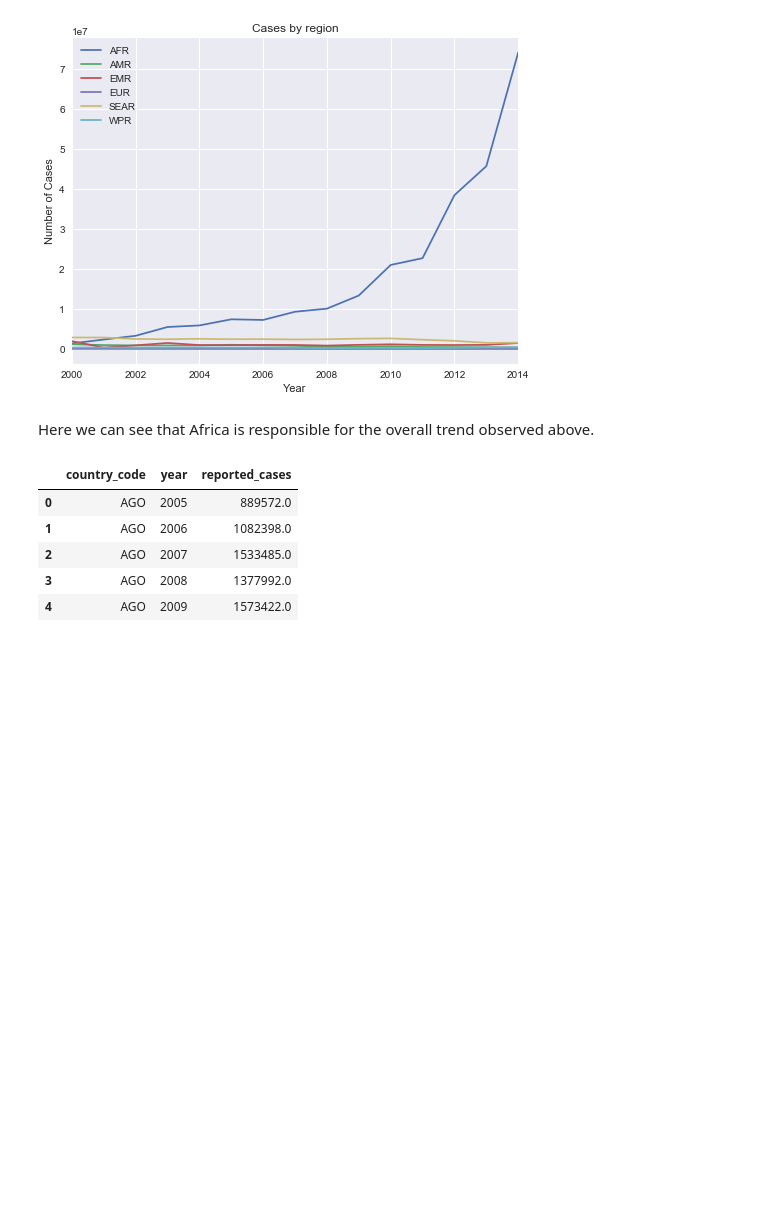
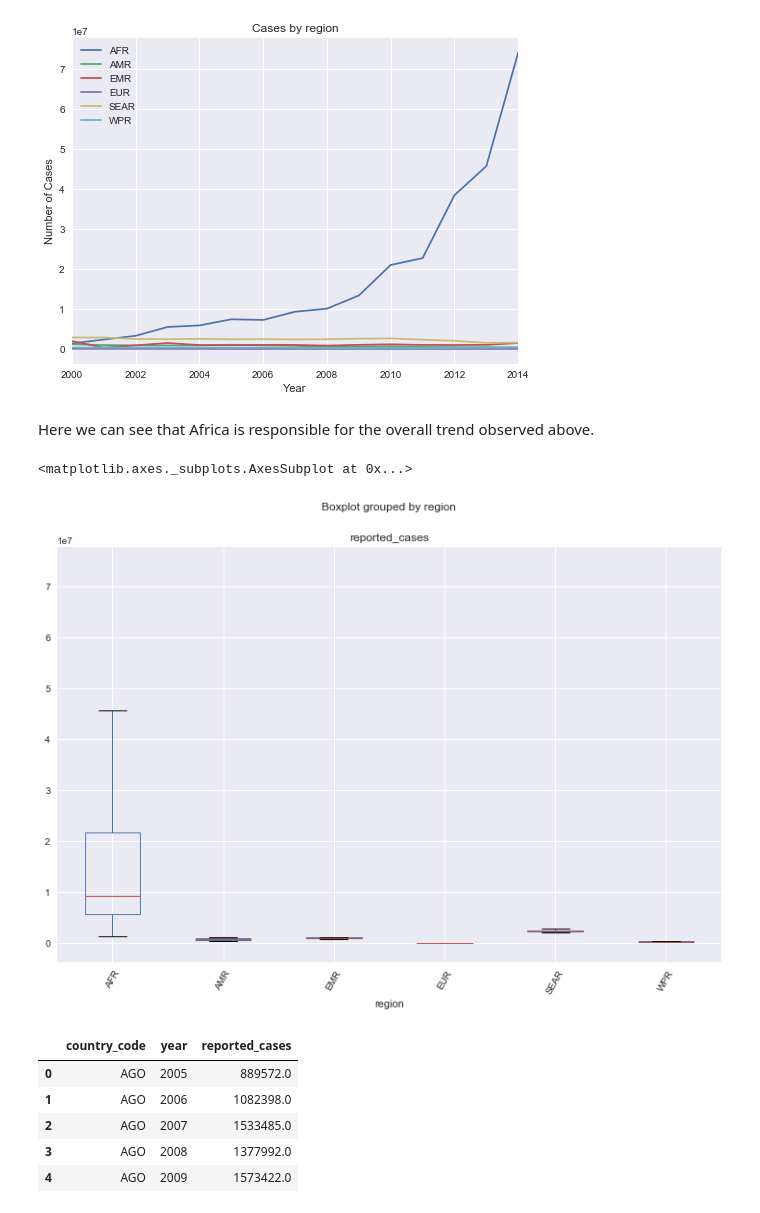
Before and after one commit to jzallen07/Springboard-Capstone-1-Tracking-Malaria, a Jupyter notebook: Capstone 1 data wrangling and EDA.ipynb, the cells around one changed output. Cells and saved outputs as stored; diff of their text form; code cells hidden in the pictures; blank space fills up the shorter version.

```diff
--- a/Capstone 1 data wrangling and EDA.ipynb
+++ b/Capstone 1 data wrangling and EDA.ipynb
@@ -197,6 +197,11 @@ plt.show()
 [figure]
 # %% [markdown]
 Here we can see that Africa is responsible for the overall trend observed above.
+# %%
+cases_by_region.boxplot('reported_cases', 'region', figsize=(12,8), rot=60)
+# %% [output]
+<matplotlib.axes._subplots.AxesSubplot at 0x...>
+[figure, added]
 # %%
 # taking a closer look at africa
 africa = cases[(cases['region'] == 'AFR')]
```
Also changed, not shown: parts of 1 cell of this notebook, 1 other file.
